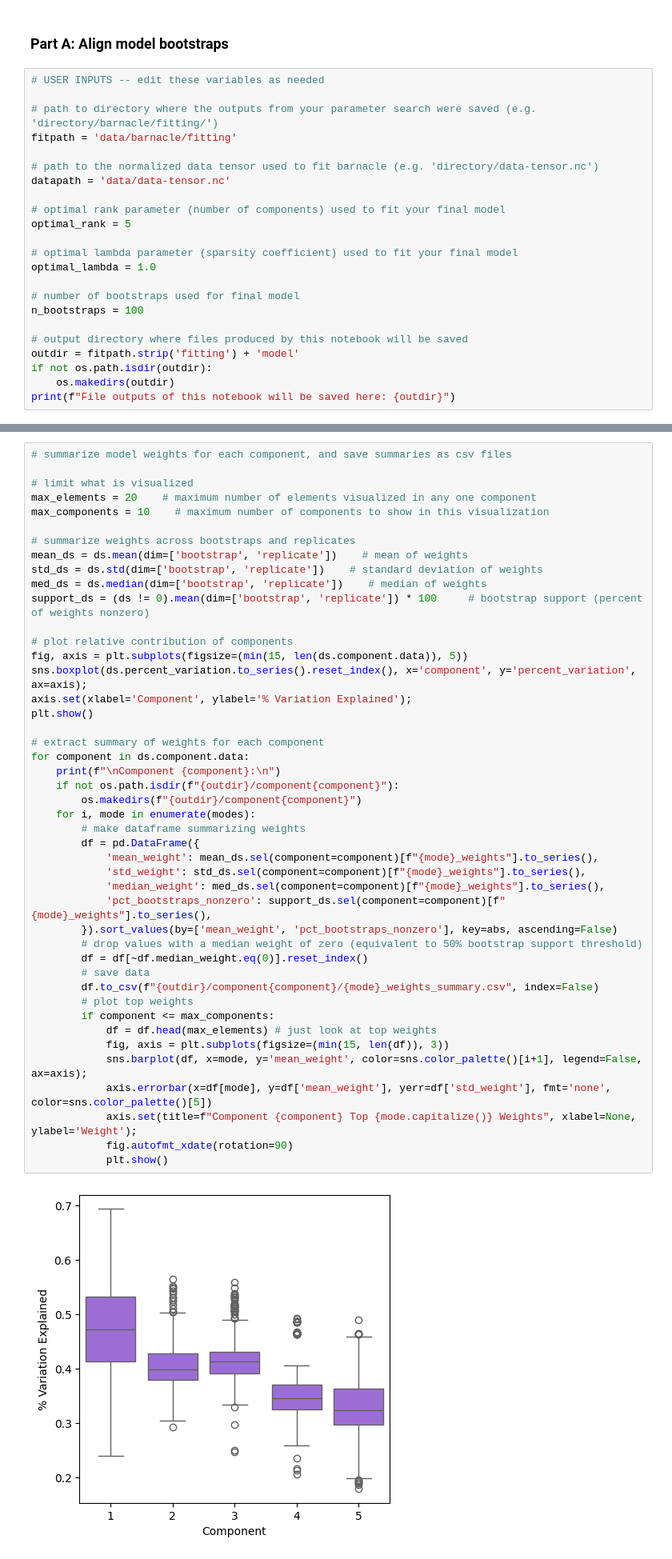
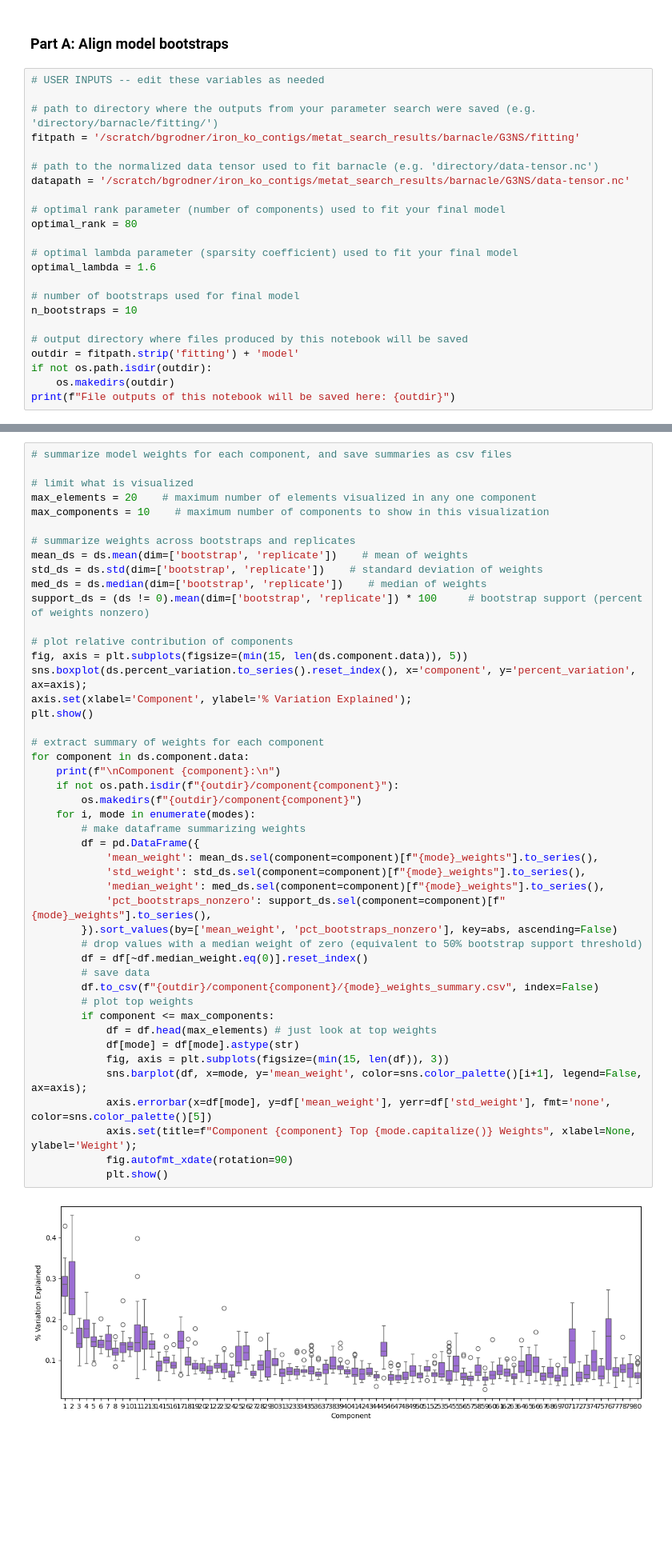
Before and after one commit to blasks/barnacle-boilerplate, a Jupyter notebook: 5-analyze-results.ipynb, the cells around one changed output, grey strips where cells are left out. Shown at 80% size. Saved outputs shown, nothing was run; the diff lists cells and outputs as text; blank space fills up the shorter version.

Commit message:
Updated fitting and analysis notebooks.

```diff
--- a/5-analyze-results.ipynb
+++ b/5-analyze-results.ipynb
@@ -38,19 +38,19 @@ sns.set_palette(sns.color_palette([
 # USER INPUTS -- edit these variables as needed
 
 # path to directory where the outputs from your parameter search were saved (e.g. 'directory/barnacle/fitting/')
-fitpath = 'data/barnacle/fitting'
+fitpath = '/scratch/bgrodner/iron_ko_contigs/metat_search_results/barnacle/G3NS/fitting'
 
 # path to the normalized data tensor used to fit barnacle (e.g. 'directory/data-tensor.nc')
-datapath = 'data/data-tensor.nc'
+datapath = '/scratch/bgrodner/iron_ko_contigs/metat_search_results/barnacle/G3NS/data-tensor.nc'
 
 # optimal rank parameter (number of components) used to fit your final model
-optimal_rank = 5
+optimal_rank = 80
 
 # optimal lambda parameter (sparsity coefficient) used to fit your final model
-optimal_lambda = 1.0
+optimal_lambda = 1.6
 
 # number of bootstraps used for final model
-n_bootstraps = 100
+n_bootstraps = 10
 
 # output directory where files produced by this notebook will be saved
 outdir = fitpath.strip('fitting') + 'model'
@@ -273,32 +279,33 @@ sns.boxplot(ds.percent_variation.to_series().reset_index(), x='component', y='pe
 axis.set(xlabel='Component', ylabel='% Variation Explained');
 plt.show()
 
 # extract summary of weights for each component
 for component in ds.component.data:
     print(f"\nComponent {component}:\n")
     if not os.path.isdir(f"{outdir}/component{component}"):
         os.makedirs(f"{outdir}/component{component}")
     for i, mode in enumerate(modes):
         # make dataframe summarizing weights
         df = pd.DataFrame({
             'mean_weight': mean_ds.sel(component=component)[f"{mode}_weights"].to_series(),
             'std_weight': std_ds.sel(component=component)[f"{mode}_weights"].to_series(),
             'median_weight': med_ds.sel(component=component)[f"{mode}_weights"].to_series(),
             'pct_bootstraps_nonzero': support_ds.sel(component=component)[f"{mode}_weights"].to_series(),
         }).sort_values(by=['mean_weight', 'pct_bootstraps_nonzero'], key=abs, ascending=False)
         # drop values with a median weight of zero (equivalent to 50% bootstrap support threshold)
         df = df[~df.median_weight.eq(0)].reset_index()
         # save data
         df.to_csv(f"{outdir}/component{component}/{mode}_weights_summary.csv", index=False)
         # plot top weights
         if component <= max_components:
             df = df.head(max_elements) # just look at top weights
+            df[mode] = df[mode].astype(str)
             fig, axis = plt.subplots(figsize=(min(15, len(df)), 3))
             sns.barplot(df, x=mode, y='mean_weight', color=sns.color_palette()[i+1], legend=False, ax=axis);
             axis.errorbar(x=df[mode], y=df['mean_weight'], yerr=df['std_weight'], fmt='none', color=sns.color_palette()[5])
             axis.set(title=f"Component {component} Top {mode.capitalize()} Weights", xlabel=None, ylabel='Weight');
             fig.autofmt_xdate(rotation=90)
             plt.show()
 # %% [output]
-[figure, old version]
+[figure, new version]
 Component 1:
```
Also changed, not shown: parts of 10 cells of this notebook, 1 other file.
